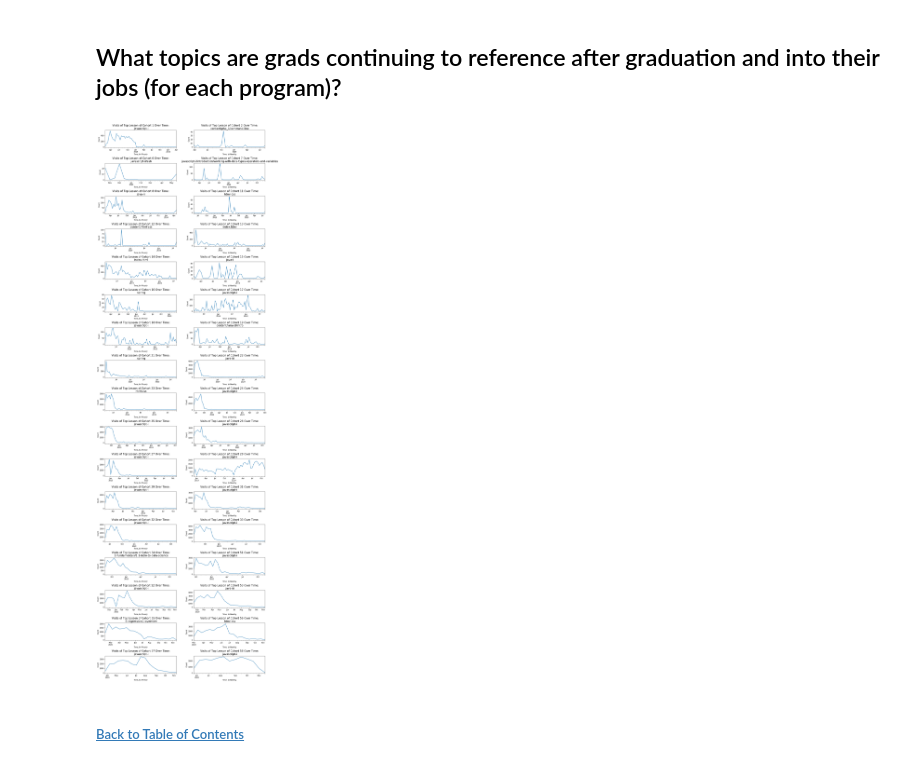
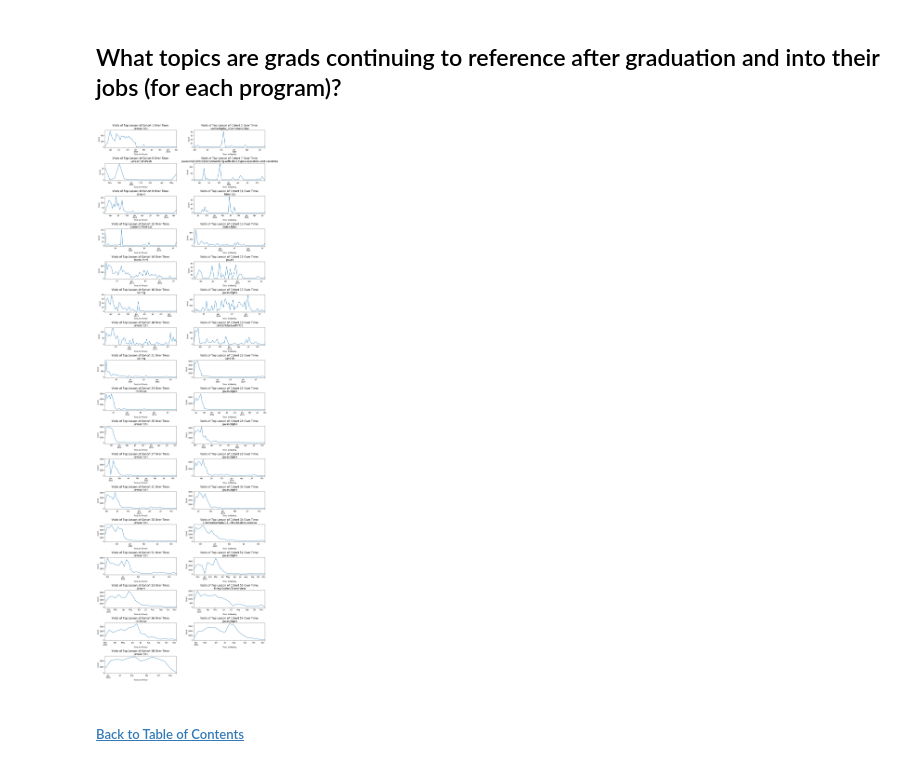
Before and after one commit to ThompsonBethany01/Analyzing-Web-Logs, a Jupyter notebook: Data_Analysis.ipynb, the cells around one changed output. Saved outputs shown, nothing was run; the diff lists cells and outputs as text; code cells hidden in the pictures.

```diff
--- a/Data_Analysis.ipynb
+++ b/Data_Analysis.ipynb
@@ -545,12 +619,0 @@ duplicate_users.columns = ['user_id']
-# %%
-DS_page_count = []
-WD_page_count = []
-
-for x in duplicate_users.user_id:
-
-    DS_page_count.append(DS_df[DS_df.user_id == x].page_viewed.count())
-
-    WD_page_count.append(WD_df[WD_df.user_id == x].page_viewed.count())
-
-duplicate_users['DS_page_count'] = DS_page_count
-duplicate_users['WD_page_count'] = WD_page_count
@@ -665,31 +718,40 @@ Name: cohort_id, dtype: int64
 # %% [markdown]
 ## What topics are grads continuing to reference after graduation and into their jobs (for each program)? <a class="anchor" id="sixth-bullet"></a>
 # %%
-graduated_cohorts = list(range(1,35)) + [51,52,53,55,56,57,58]
+# making list of cohort IDs that have graduated, not including 28 which is Staff
+graduated_cohorts = list(range(1,28)) + list(range(29,35)) + [51,52,53,55,56,57,58]
 y = 1
 
 plt.figure(figsize=(15,45))
+
+# looping through each cohort ID in list
 for x in graduated_cohorts:
 
+    # passing plots for empty cohort DFs or ones with error(4 and 9)
     if df[df.cohort_id == x].shape == (0,5) or x == 4 or x == 9:
         pass
 
     else:
+        # creating subplot
         plt.subplot(17,2,y)
 
         y = y + 1
 
+        # assigning variable for top page viewed of cohort
         top_page = df[df.cohort_id == x].page_viewed.value_counts().idxmax()
 
-        #plt.figure(figsize=(10,7))
+        # plotting use of this top page over bi-weekly time period
         df[df.cohort_id == x].page_viewed.resample('2W').count().plot()
+
+        # adding titles by top page visit and cohort
         plt.title(f'Visits of Top Lesson of Cohort {x} Over Time:\n {top_page}', fontsize=15)
         plt.xlabel('Time, bi-Weekly')
         plt.ylabel('Count')
 
 plt.tight_layout()
+plt.savefig("plot.png")
 # %% [output]
-[figure, old version]
+[figure, new version]
 # %% [markdown]
 ##### [Back to Table of Contents](#top-bullet)
 # %% [markdown]
```
Also changed, not shown: parts of 73 cells of this notebook.
